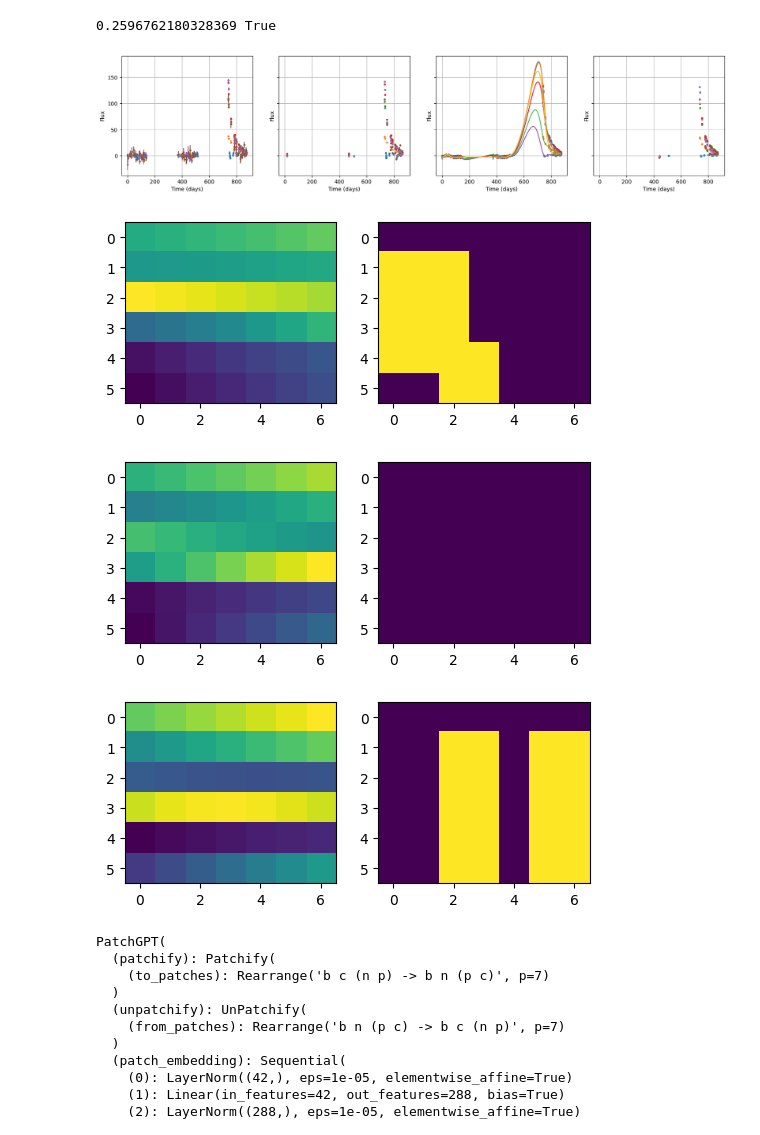
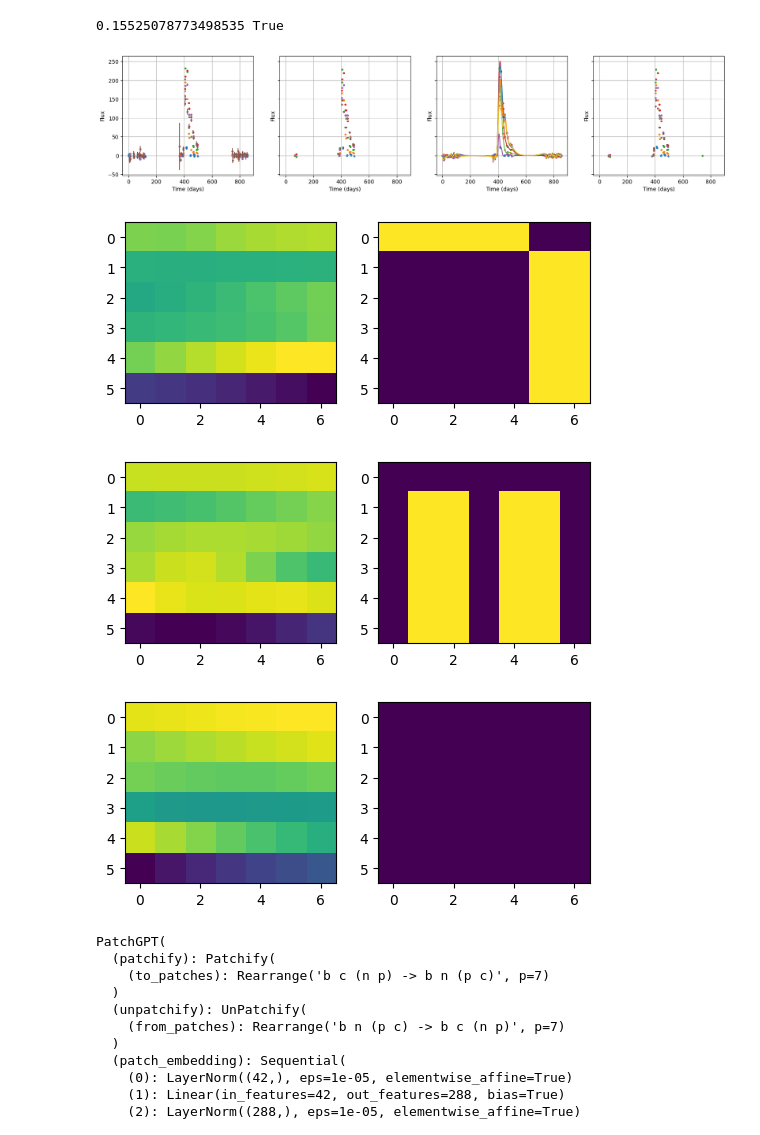
Before and after one commit to adammoss/gpt-ts, a Jupyter notebook: tokenizer.ipynb, the cells around one changed output. Cells and saved outputs as stored; diff of their text form; code cells hidden in the pictures.

```diff
--- a/tokenizer.ipynb
+++ b/tokenizer.ipynb
@@ -32,20 +32,20 @@ print(time.time() - start_time)
 # %%
-for object_id in object_ids[4:5]:
+for object_id in object_ids[8:9]:
     df_object = df.loc[df['object_id'] == object_id]
     df_object.loc[:, 'mjd'] = df_object.loc[:, 'mjd'] - min(df_object['mjd'])
     start_time = time.time()
     resampled_df, (sampled_times, sampled_obs, _, sampled_mask), success = fit_2d_gp(df_object, config['pb_wavelengths'], sample_interval=1)
     print(time.time() - start_time, success)
     axes = plot_lightcurve([df_object, tokenizer.decode(tokenizer.encode(df_object)), resampled_df, tokenizer.decode(tokenizer.encode(resampled_df))])
     axes[2].plot(sampled_times, sampled_obs[0,:], color=config['pb_colors'][0])
     axes[2].plot(sampled_times, sampled_obs[1,:], color=config['pb_colors'][1])
     axes[2].plot(sampled_times, sampled_obs[2,:], color=config['pb_colors'][2])
     axes[2].plot(sampled_times, sampled_obs[3,:], color=config['pb_colors'][3])
     axes[2].plot(sampled_times, sampled_obs[4,:], color=config['pb_colors'][4])
     axes[2].plot(sampled_times, sampled_obs[5,:], color=config['pb_colors'][5])
 # %% [output]
-0.2596762180328369 True
+0.15525078773498535 True
-[figure, old version]
+[figure, new version]
 # %%
 patch_size = 7
 # %%
@@ -55,9 +55,9 @@ for i in range(3):
     axes[1].imshow(sampled_mask[:,i*patch_size:(i+1)*patch_size])
     plt.show()
 # %% [output]
-[figure, old version]
+[figure, new version]
-[figure, old version]
+[figure, new version]
-[figure, old version]
+[figure, new version]
 # %%
 patchify = PatchGPT.from_pretrained('adammoss/patch-pretrain-mask-4')
 # %%
```
Also changed, not shown: parts of 5 cells of this notebook, 3 other files.
